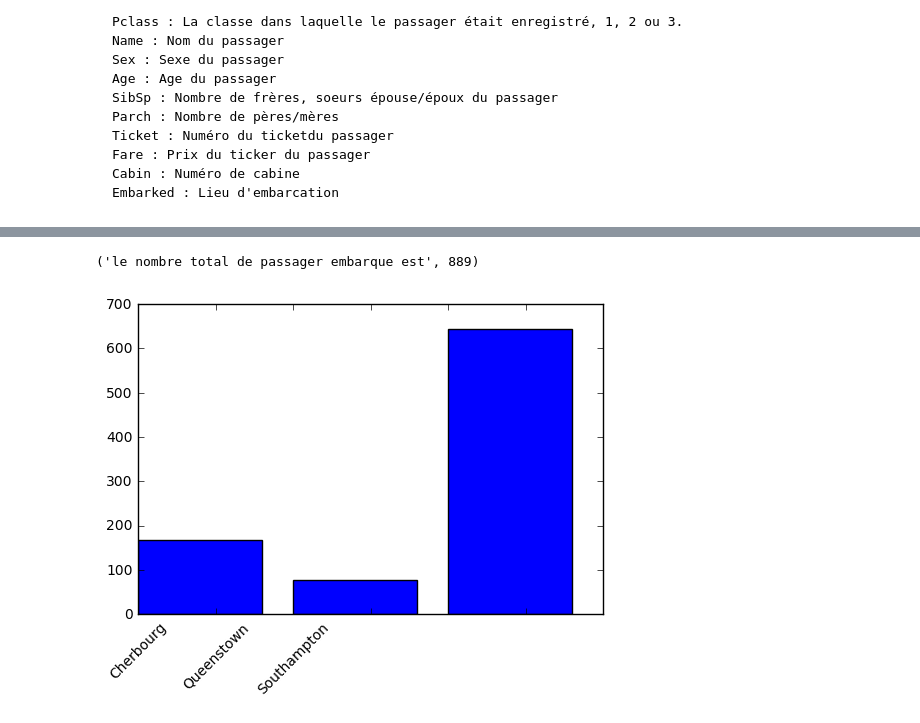
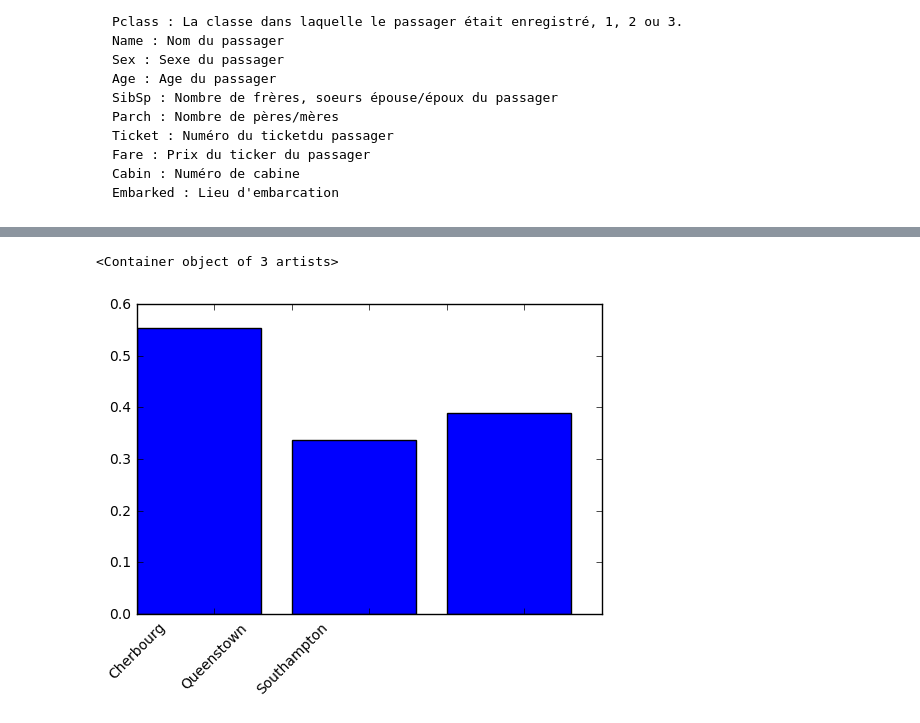
Before and after one commit to FloFloo17/2016-2017, a Jupyter notebook: P1/rapport_final.ipynb, the cells around one changed output, grey strips where cells are left out. Cells and saved outputs as stored; diff of their text form; code cells hidden in the pictures.

```diff
--- a/P1/rapport_final.ipynb
+++ b/P1/rapport_final.ipynb
@@ -45,28 +93,32 @@ Nous alons mientenante nous intéreser à la colone Embarked qui se traduit par
 # %%
-
-
 fig = plt.figure()
 ax = fig.add_subplot(111)
+
+PassageSurvived = df["Survived"] == 1
 
 Cherbourg = df["Embarked"] == "C"
 Queenstown = df["Embarked"] == "Q"
 Southampton = df["Embarked"] == "S"
 
 NbEmbarkedC = len(df[Cherbourg])
-NbQueenstownC = len(df[Queenstown])
-NbSouthamptonC = len(df[Southampton])
+NbEmbarkedQ = len(df[Queenstown])
+NbEmbarkedS = len(df[Southampton])
 
-totalEmbarked = [NbEmbarkedC, NbQueenstownC, NbSouthamptonC]
+NbSurvivedC = len(df[ PassageSurvived & Cherbourg ])
+NbSurvivedQ = len(df[ PassageSurvived & Queenstown ])
+NbSurvivedS = len(df[ PassageSurvived & Southampton ])
 
-xTickMarks = ['Cherbourg', 'Queenstown', 'Southampton']
+RaportC = float(NbSurvivedC) / float(NbEmbarkedC)
+RaportS = float(NbSurvivedS) / float(NbEmbarkedS)
+RaportQ = float(NbSurvivedQ) / float(NbEmbarkedQ)
+
+listData = [RaportC, RaportS, RaportQ]
+name = ['Cherbourg', 'Queenstown', 'Southampton']
 xtickNames = ax.set_xticklabels(xTickMarks)
 
+
 plt.setp(xtickNames, rotation=45, fontsize=10)
-ax.bar(range(len(totalEmbarked)), totalEmbarked)
-
-
-
-print("le nombre total de passager embarque est", NbEmbarkedC + NbQueenstownC + NbSouthamptonC)
+ax.bar(range(len(listData)), listData)
 # %% [output]
-('le nombre total de passager embarque est', 889)
+<Container object of 3 artists>
-[figure, old version]
+[figure, new version]
```
Also changed, not shown: parts of 7 cells of this notebook.
